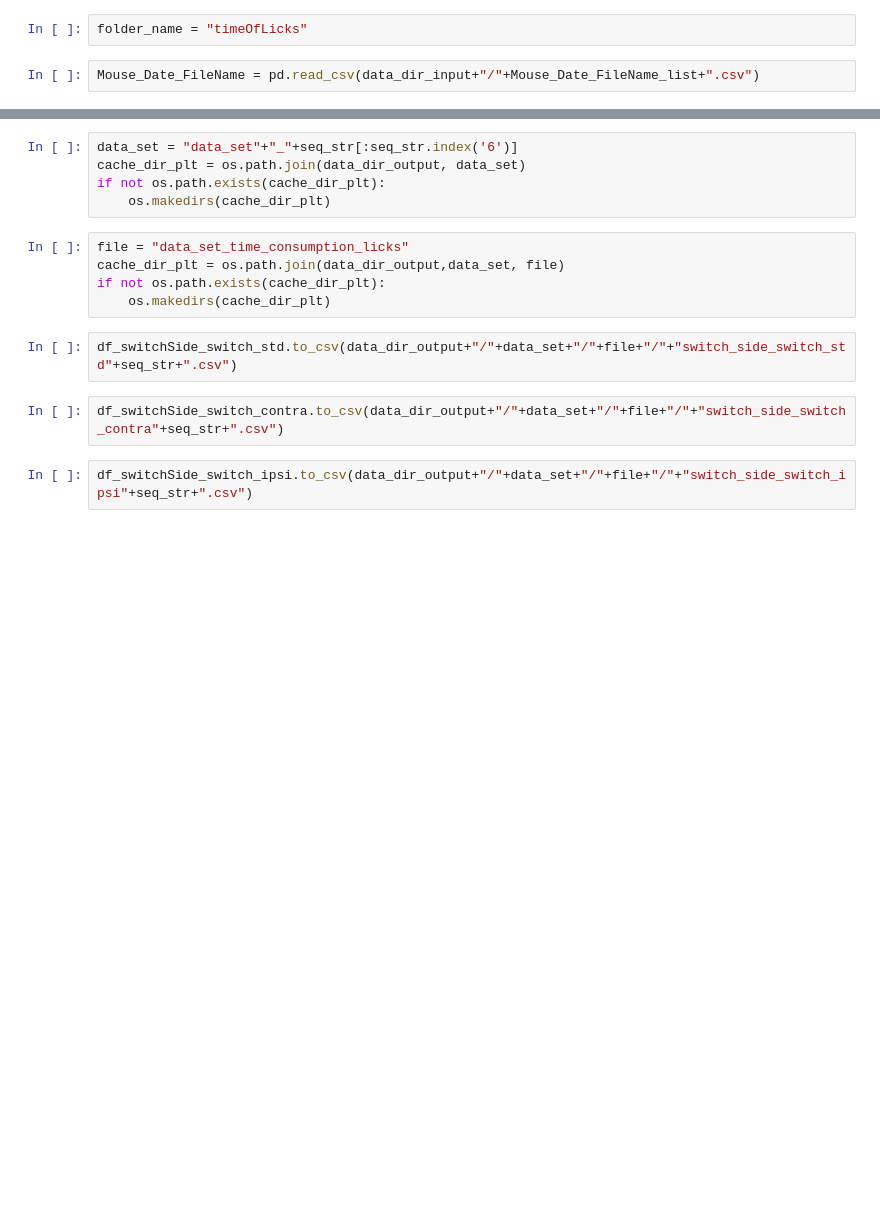
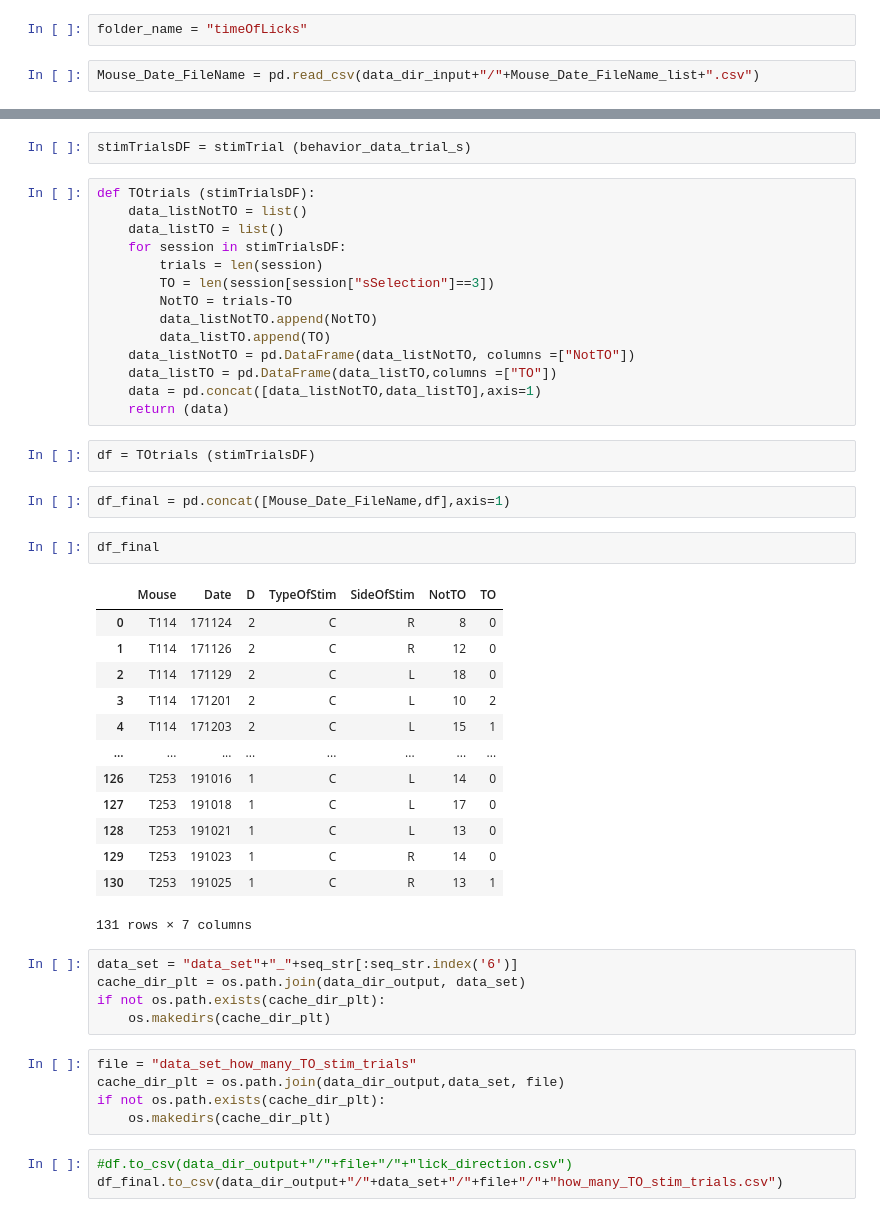
Before and after one commit to gilmandelbaum/analysis-pipeline-for-optogenetics_ex, a Jupyter notebook: Nb_data_set/TestOutPut.ipynb, the cells around one changed output, grey strips where cells are left out. Drawn from its saved outputs; the diff is of its cells as text; blank space fills up the shorter version.

```diff
--- a/Nb_data_set/TestOutPut.ipynb
+++ b/Nb_data_set/TestOutPut.ipynb
@@ -131,16 +43,49 @@ df_NOswitchSide_Stay_ratio=ahf.generating_data_set_consumption_times_2(Mouse_Dat
+# %%
+stimTrialsDF = stimTrial (behavior_data_trial_s)
+# %%
+def TOtrials (stimTrialsDF):
+    data_listNotTO = list()
+    data_listTO = list()
+    for session in stimTrialsDF:
+        trials = len(session)
+        TO = len(session[session["sSelection"]==3])
+        NotTO = trials-TO
+        data_listNotTO.append(NotTO)
+        data_listTO.append(TO)
+    data_listNotTO = pd.DataFrame(data_listNotTO, columns =["NotTO"])
+    data_listTO = pd.DataFrame(data_listTO,columns =["TO"])
+    data = pd.concat([data_listNotTO,data_listTO],axis=1)
+    return (data)
+# %%
+df = TOtrials (stimTrialsDF)
+# %%
+df_final = pd.concat([Mouse_Date_FileName,df],axis=1)
+# %%
+df_final
+# %% [output]
+|  | Mouse | Date | D | TypeOfStim | SideOfStim | NotTO | TO |
+| 0 | T114 | 171124 | 2 | C | R | 8 | 0 |
+| 1 | T114 | 171126 | 2 | C | R | 12 | 0 |
+| 2 | T114 | 171129 | 2 | C | L | 18 | 0 |
+| 3 | T114 | 171201 | 2 | C | L | 10 | 2 |
+| 4 | T114 | 171203 | 2 | C | L | 15 | 1 |
+| ... | ... | ... | ... | ... | ... | ... | ... |
+| 126 | T253 | 191016 | 1 | C | L | 14 | 0 |
+| 127 | T253 | 191018 | 1 | C | L | 17 | 0 |
+| 128 | T253 | 191021 | 1 | C | L | 13 | 0 |
+| 129 | T253 | 191023 | 1 | C | R | 14 | 0 |
+| 130 | T253 | 191025 | 1 | C | R | 13 | 1 |
+131 rows × 7 columns
 # %%
 data_set = "data_set"+"_"+seq_str[:seq_str.index('6')]
 cache_dir_plt = os.path.join(data_dir_output, data_set)
 if not os.path.exists(cache_dir_plt):
     os.makedirs(cache_dir_plt)
 # %%
-file = "data_set_time_consumption_licks"
+file = "data_set_how_many_TO_stim_trials"
 cache_dir_plt = os.path.join(data_dir_output,data_set, file)
 if not os.path.exists(cache_dir_plt):
     os.makedirs(cache_dir_plt)
 # %%
-df_switchSide_switch_std.to_csv(data_dir_output+"/"+data_set+"/"+file+"/"+"switch_side_switch_std"+seq_str+".csv")
+#df.to_csv(data_dir_output+"/"+file+"/"+"lick_direction.csv")
+df_final.to_csv(data_dir_output+"/"+data_set+"/"+file+"/"+"how_many_TO_stim_trials.csv")
-# %%
-df_switchSide_switch_contra.to_csv(data_dir_output+"/"+data_set+"/"+file+"/"+"switch_side_switch_contra"+seq_str+".csv")
-# %%
-df_switchSide_switch_ipsi.to_csv(data_dir_output+"/"+data_set+"/"+file+"/"+"switch_side_switch_ipsi"+seq_str+".csv")
```
Also changed, not shown: parts of 54 cells of this notebook, 4 other files.
